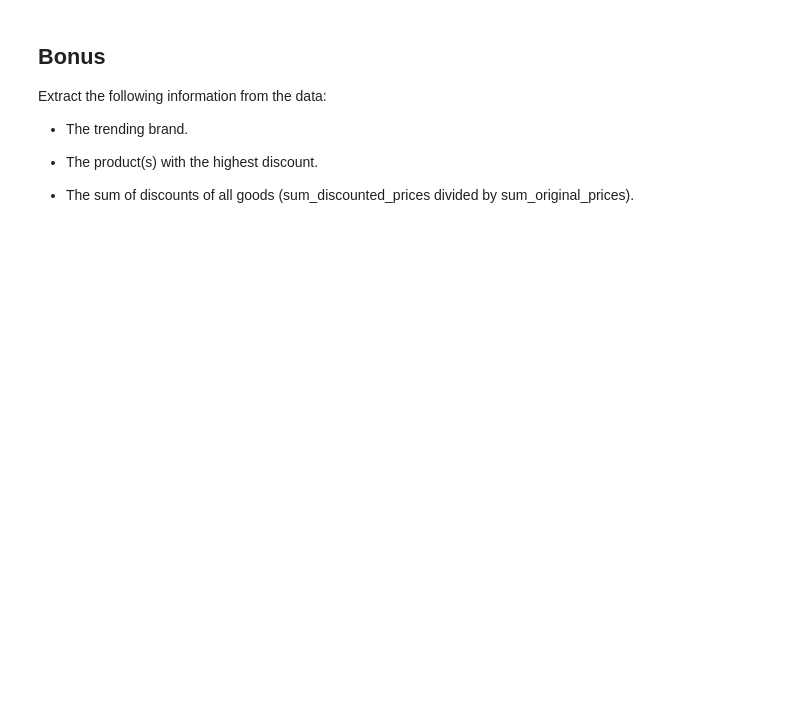
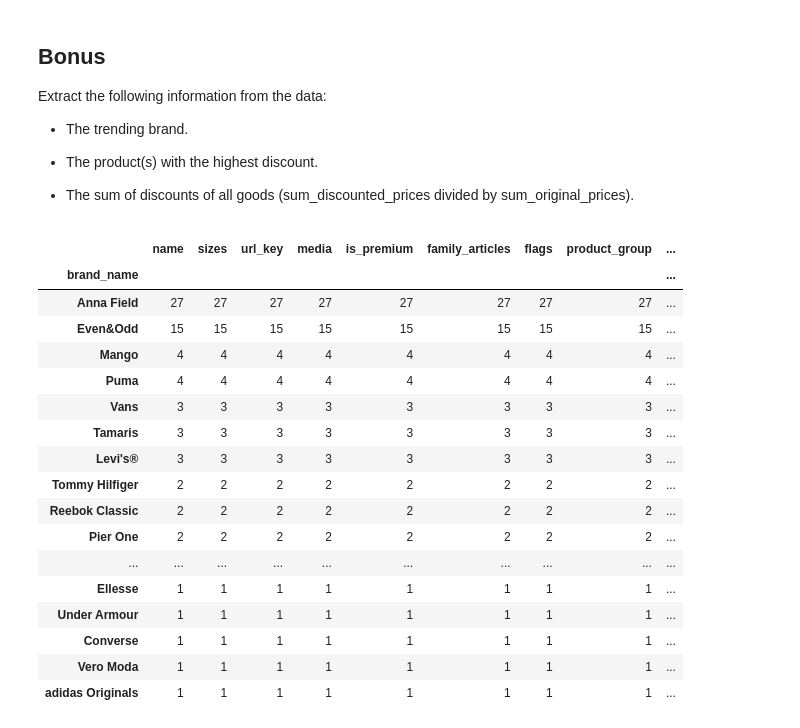
Before and after one commit to ironhack-bcn-data-june-2020/15-lab-parsing-API-data, a Jupyter notebook: your-code/main.ipynb, the cells around one changed output. Drawn from its saved outputs; the diff is of its cells as text; code cells hidden in the pictures; blank space fills up the shorter version.

```diff
--- a/your-code/main.ipynb
+++ b/your-code/main.ipynb
@@ -37,0 +52,11 @@ In the next cell, use Python to obtain data from the API endpoint you chose in t
+# %%
+req = requests.get(url, headers=headers)
+
+zalando = urllib.request.urlopen(url)
+mybytes = zalando.read()
+
+response = mybytes.decode('utf8')
+zalando.close()
+# %%
+zalando = json.loads(response)
+zalando
@@ -37,0 +81,3 @@ In the next cell, use Python to obtain data from the API endpoint you chose in t
+# %%
+flat_art = pd.json_normalize(zalando['articles'])
+flat_art
@@ -37,0 +98,3 @@ In the next cell, use Python to obtain data from the API endpoint you chose in t
+# %%
+# Sku as index name
+flat_art.set_index('sku', inplace=True)
@@ -49,0 +113,22 @@ Extract the following information from the data:
+# %%
+# Trending brand "Anna Field"
+flat_art.groupby("brand_name").count().sort_values(by = "name", ascending = False)
+# %% [output]
+|  | name | sizes | url_key | media | is_premium | family_articles | flags | product_group | ... |
+| brand_name |  |  |  |  |  |  |  |  | ... |
+| Anna Field | 27 | 27 | 27 | 27 | 27 | 27 | 27 | 27 | ... |
+| Even&Odd | 15 | 15 | 15 | 15 | 15 | 15 | 15 | 15 | ... |
+| Mango | 4 | 4 | 4 | 4 | 4 | 4 | 4 | 4 | ... |
+| Puma | 4 | 4 | 4 | 4 | 4 | 4 | 4 | 4 | ... |
+| Vans | 3 | 3 | 3 | 3 | 3 | 3 | 3 | 3 | ... |
+| Tamaris | 3 | 3 | 3 | 3 | 3 | 3 | 3 | 3 | ... |
+| Levi's® | 3 | 3 | 3 | 3 | 3 | 3 | 3 | 3 | ... |
+| Tommy Hilfiger | 2 | 2 | 2 | 2 | 2 | 2 | 2 | 2 | ... |
+| Reebok Classic | 2 | 2 | 2 | 2 | 2 | 2 | 2 | 2 | ... |
+| Pier One | 2 | 2 | 2 | 2 | 2 | 2 | 2 | 2 | ... |
+| ... | ... | ... | ... | ... | ... | ... | ... | ... | ... |
+| Ellesse | 1 | 1 | 1 | 1 | 1 | 1 | 1 | 1 | ... |
+| Under Armour | 1 | 1 | 1 | 1 | 1 | 1 | 1 | 1 | ... |
+| Converse | 1 | 1 | 1 | 1 | 1 | 1 | 1 | 1 | ... |
+| Vero Moda | 1 | 1 | 1 | 1 | 1 | 1 | 1 | 1 | ... |
+| adidas Originals | 1 | 1 | 1 | 1 | 1 | 1 | 1 | 1 | ... |
```
Also changed, not shown: parts of 12 cells of this notebook.
